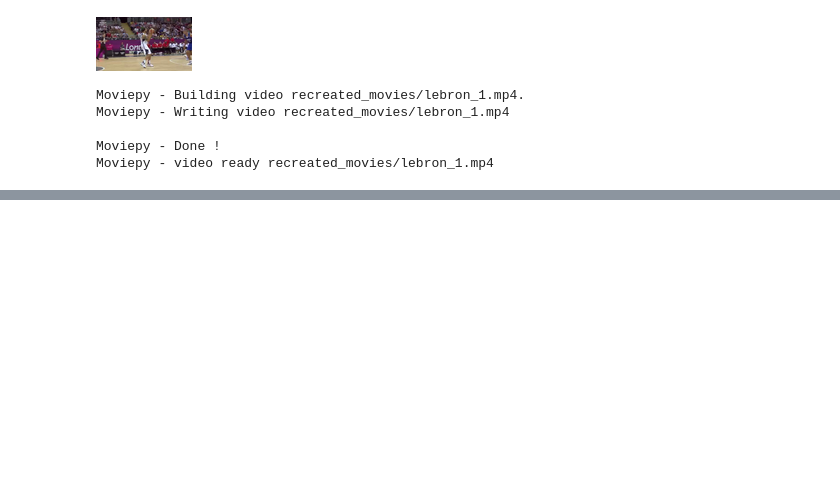
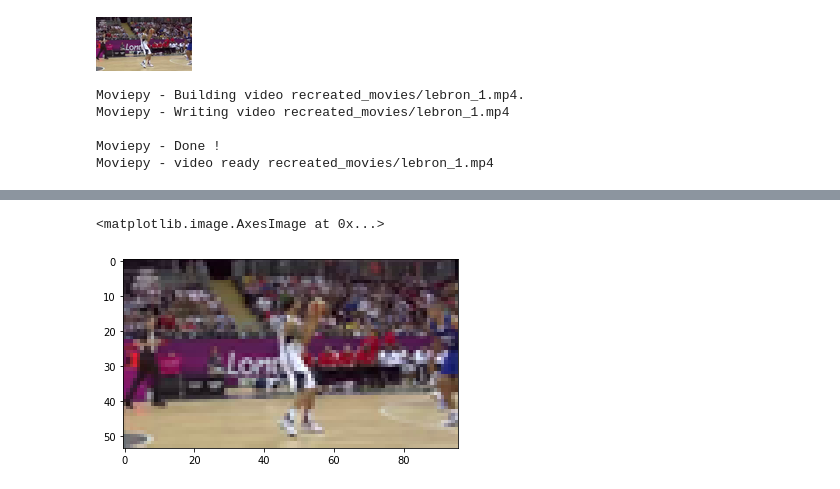
Before and after one commit to joshpapermaster/CS395T-FinalProject, a Jupyter notebook: FinalProject.ipynb, the cells around one changed output, grey strips where cells are left out. Saved outputs shown, nothing was run; the diff lists cells and outputs as text; code cells hidden in the pictures; blank space fills up the shorter version.

```diff
--- a/FinalProject.ipynb
+++ b/FinalProject.ipynb
@@ -39,8 +44,10 @@ def FrameCapture(path, vid_num):
             img = Image.open("lebron_dunk" + str(vid_num) + "/frame" + str(1000+count) + ".jpg")
             img = img.resize((img.size[0]//10, img.size[1]//10), Image.ANTIALIAS)
             img.save("lebron_dunk" + str(vid_num) + "/frame" + str(1000+count) + ".jpg")
-            images.append(np.array(img))
+            img = ToTensor()(img) # unsqueeze to add artificial first dimension
+            images.append(img)
         count += 1
+#     return np.array(images).astype(np.float32)
     return images
 # %%
 data = []
@@ -143,0 +223,6 @@ optimizer = optim.Adam(params, lr=1e-3)
+# %%
+# images[0]/255
+plt.imshow(images[0]/255)
+# %% [output]
+<matplotlib.image.AxesImage at 0x...>
+[figure, added]
```
Also changed, not shown: parts of 14 cells of this notebook.
